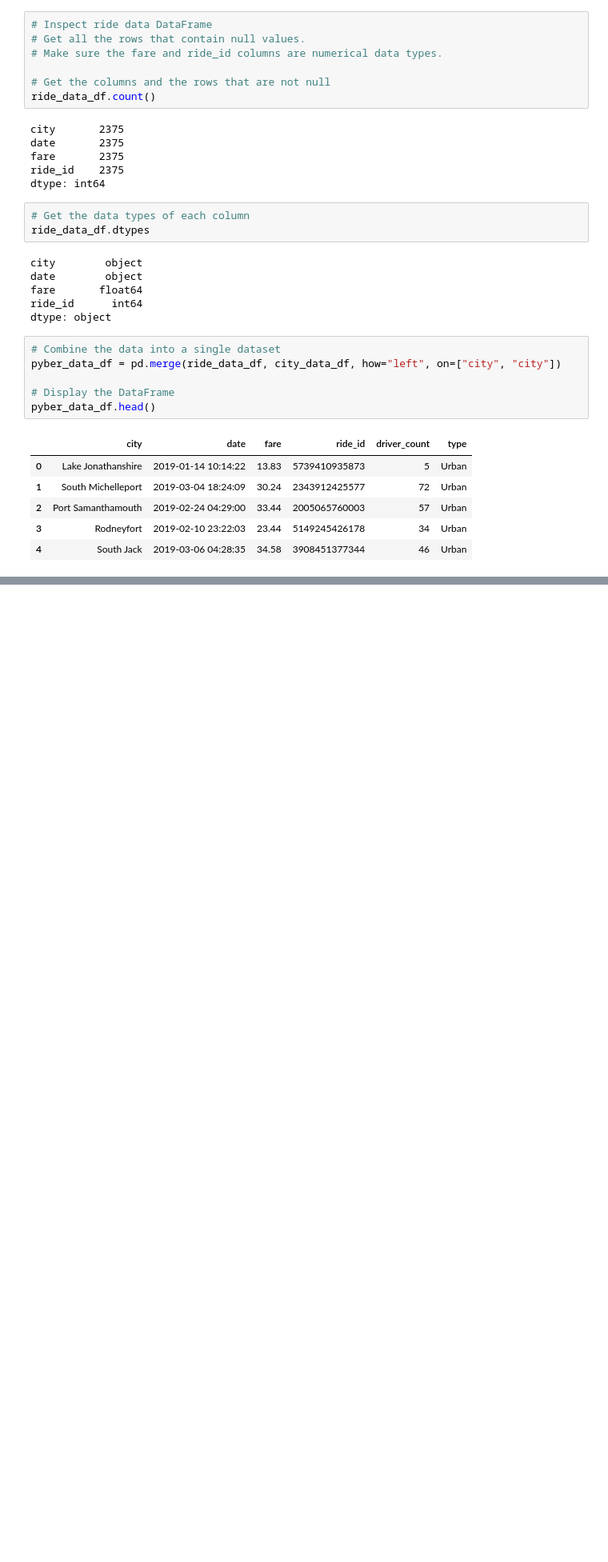
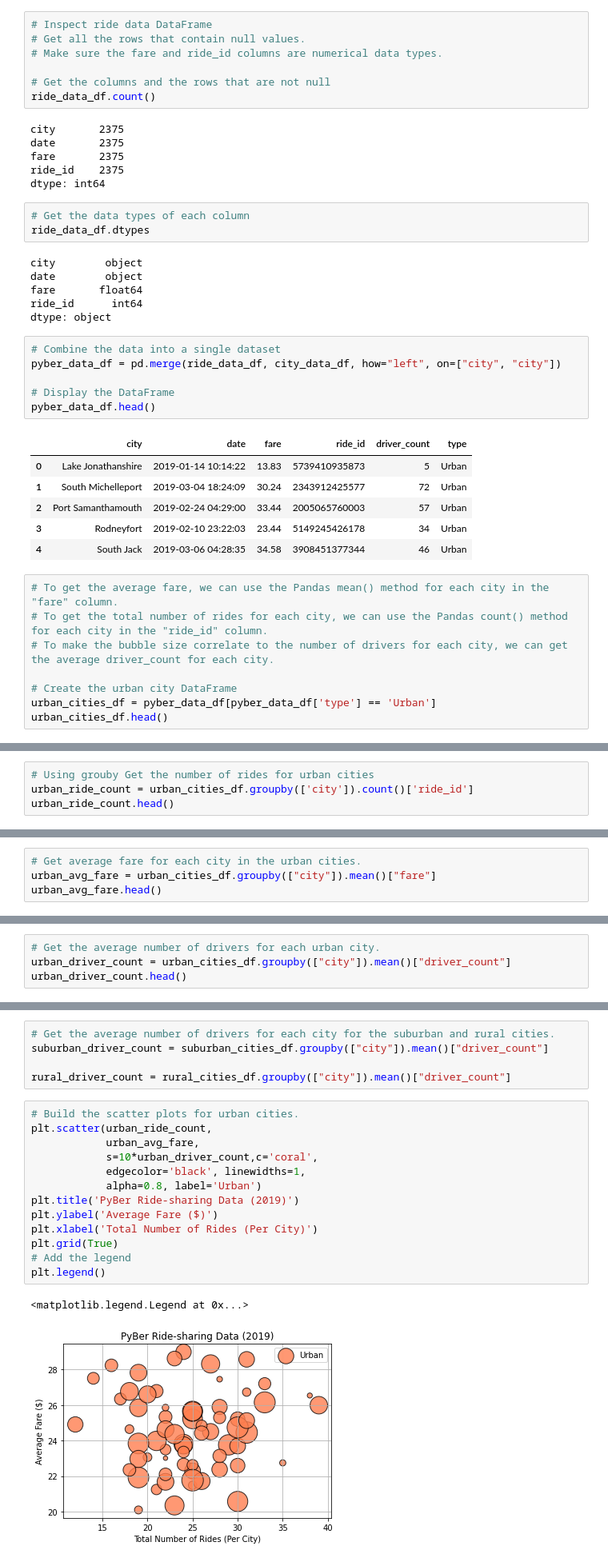
Before and after one commit to fertigrm/PyBer_Analysis, a Jupyter notebook: PyBer.ipynb, the cells around one changed output, grey strips where cells are left out. Shown at 80% size. Cells and saved outputs as stored; diff of their text form; blank space fills up the shorter version.

```diff
--- a/PyBer.ipynb
+++ b/PyBer.ipynb
@@ -111,3 +111,11 @@ pyber_data_df.head()
 | 2 | Port Samanthamouth | 2019-02-24 04:29:00 | 33.44 | 2005065760003 | 57 | Urban |
 | 3 | Rodneyfort | 2019-02-10 23:22:03 | 23.44 | 5149245426178 | 34 | Urban |
 | 4 | South Jack | 2019-03-06 04:28:35 | 34.58 | 3908451377344 | 46 | Urban |
+# %%
+# To get the average fare, we can use the Pandas mean() method for each city in the "fare" column.
+# To get the total number of rides for each city, we can use the Pandas count() method for each city in the "ride_id" column.
+# To make the bubble size correlate to the number of drivers for each city, we can get the average driver_count for each city.
+
+# Create the urban city DataFrame
+urban_cities_df = pyber_data_df[pyber_data_df['type'] == 'Urban']
+urban_cities_df.head()
@@ -113,0 +141,4 @@ pyber_data_df.head()
+# %%
+# Using grouby Get the number of rides for urban cities
+urban_ride_count = urban_cities_df.groupby(['city']).count()['ride_id']
+urban_ride_count.head()
@@ -113,0 +177,4 @@ pyber_data_df.head()
+# %%
+# Get average fare for each city in the urban cities.
+urban_avg_fare = urban_cities_df.groupby(["city"]).mean()["fare"]
+urban_avg_fare.head()
@@ -113,0 +196,4 @@ pyber_data_df.head()
+# %%
+# Get the average number of drivers for each urban city.
+urban_driver_count = urban_cities_df.groupby(["city"]).mean()["driver_count"]
+urban_driver_count.head()
@@ -113,0 +208,21 @@ pyber_data_df.head()
+# %%
+# Get the average number of drivers for each city for the suburban and rural cities.
+suburban_driver_count = suburban_cities_df.groupby(["city"]).mean()["driver_count"]
+
+rural_driver_count = rural_cities_df.groupby(["city"]).mean()["driver_count"]
+# %%
+# Build the scatter plots for urban cities.
+plt.scatter(urban_ride_count,
+            urban_avg_fare,
+            s=10*urban_driver_count,c='coral',
+            edgecolor='black', linewidths=1,
+            alpha=0.8, label='Urban')
+plt.title('PyBer Ride-sharing Data (2019)')
+plt.ylabel('Average Fare ($)')
+plt.xlabel('Total Number of Rides (Per City)')
+plt.grid(True)
+# Add the legend
+plt.legend()
+# %% [output]
+<matplotlib.legend.Legend at 0x...>
+[figure, added]
```
Also changed, not shown: parts of 12 cells of this notebook, 1 other file.
